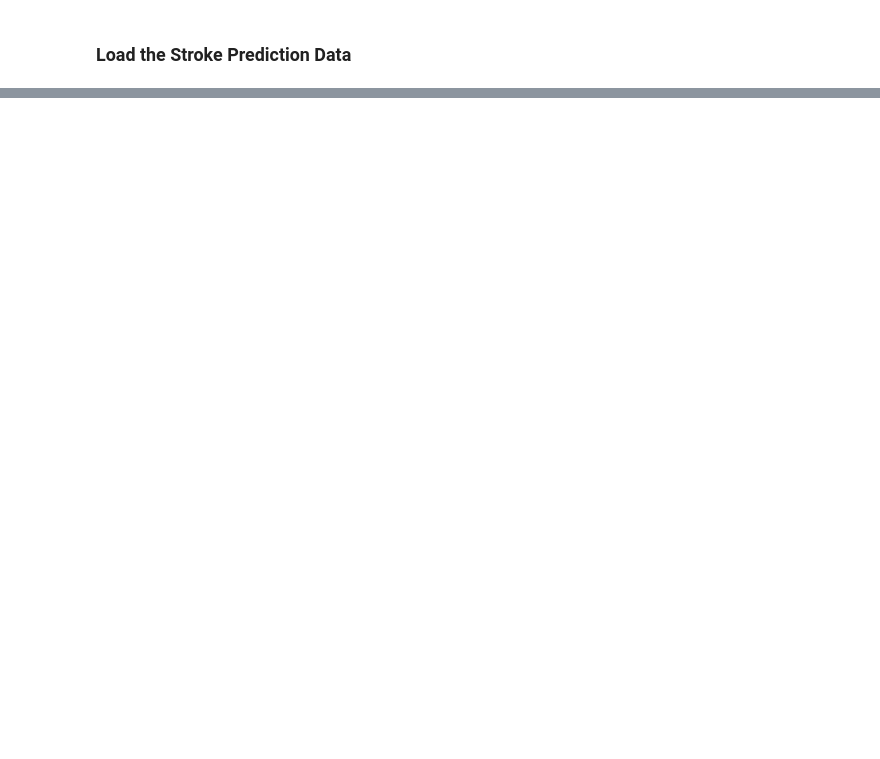
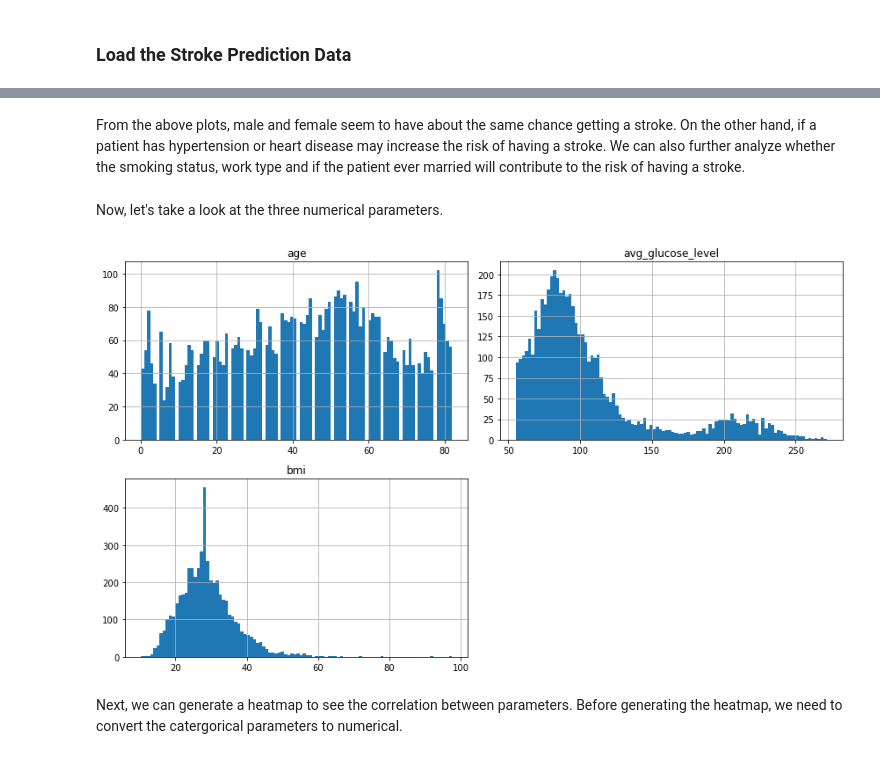
Before and after one commit to szelinghsu/StrokePrediction, a Jupyter notebook: notebook/StrokePrediction.ipynb, the cells around one changed output, grey strips where cells are left out. Cells and saved outputs as stored; diff of their text form; code cells hidden in the pictures; blank space fills up the shorter version.

```diff
--- a/notebook/StrokePrediction.ipynb
+++ b/notebook/StrokePrediction.ipynb
@@ -193,0 +153,18 @@ plt.subplots_adjust(hspace=0.5);
+# %% [markdown]
+From the above plots, male and female seem to have about the same chance getting a stroke.  On the other hand, if a patient has hypertension or heart disease may increase the risk of having a stroke.  We can also further analyze whether the smoking status, work type and if the patient ever married will contribute to the risk of having a stroke.
+# %% [markdown]
+Now, let's take a look at the three numerical parameters.
+# %%
+fig, axes = plt.subplots(2, 2, figsize=(12, 7))
+fig.delaxes(axes[1,1])
+
+stroke.hist(column='age', bins=100, ax=axes[0,0])
+stroke.hist(column='avg_glucose_level', bins=100, ax=axes[0,1])
+stroke.hist(column='bmi', bins=100, ax=axes[1,0])
+
+plt.tight_layout()
+plt.show()
+# %% [output]
+[figure, added]
+# %% [markdown]
+Next, we can generate a heatmap to see the correlation between parameters.  Before generating the heatmap, we need to convert the catergorical parameters to numerical.
```
Also changed, not shown: parts of 54 cells of this notebook.
